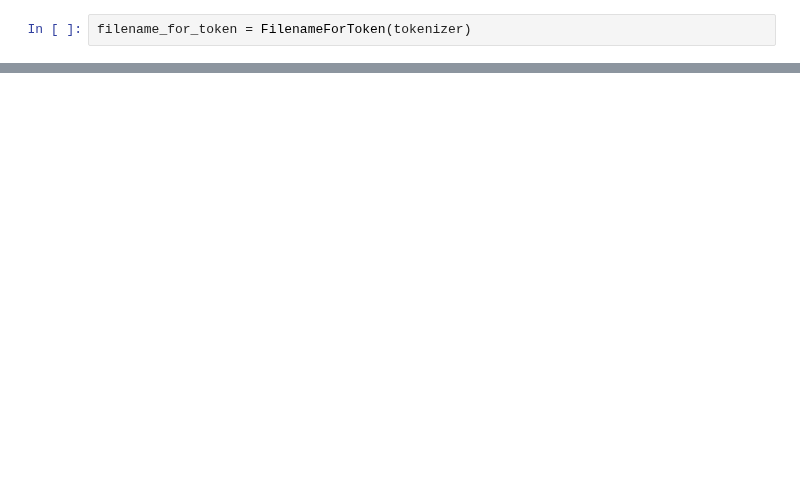
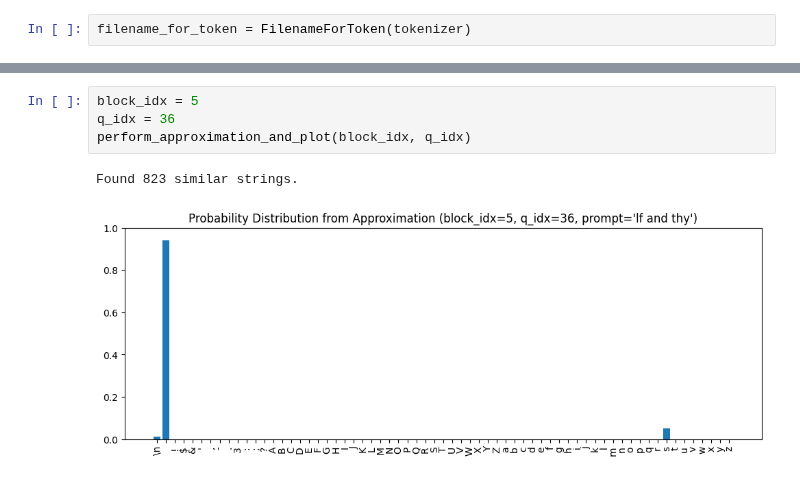
Before and after one commit to spather/transformer-experiments, a Jupyter notebook: nbs/analyses/50_approximation_details.ipynb, the cells around one changed output, grey strips where cells are left out. Cells and saved outputs as stored; diff of their text form; blank space fills up the shorter version.

```diff
--- a/nbs/analyses/50_approximation_details.ipynb
+++ b/nbs/analyses/50_approximation_details.ipynb
@@ -764,0 +288,7 @@ values, indices, [tokenizer.itos[i.item()] for i in indices]
+# %%
+block_idx = 5
+q_idx = 36
+perform_approximation_and_plot(block_idx, q_idx)
+# %% [output]
+Found 823 similar strings.
+[figure, added]
```
Also changed, not shown: parts of 134 cells of this notebook, 5 other files.
